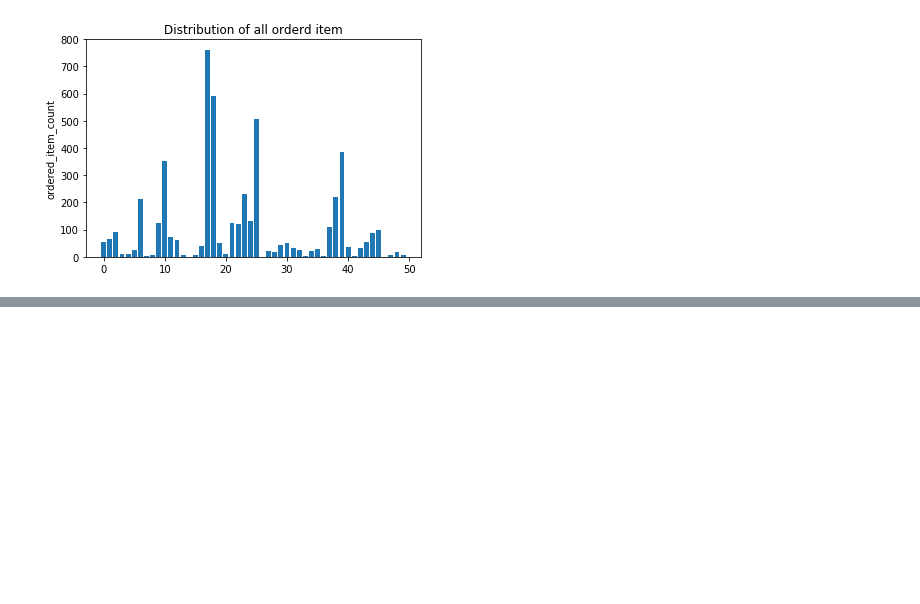
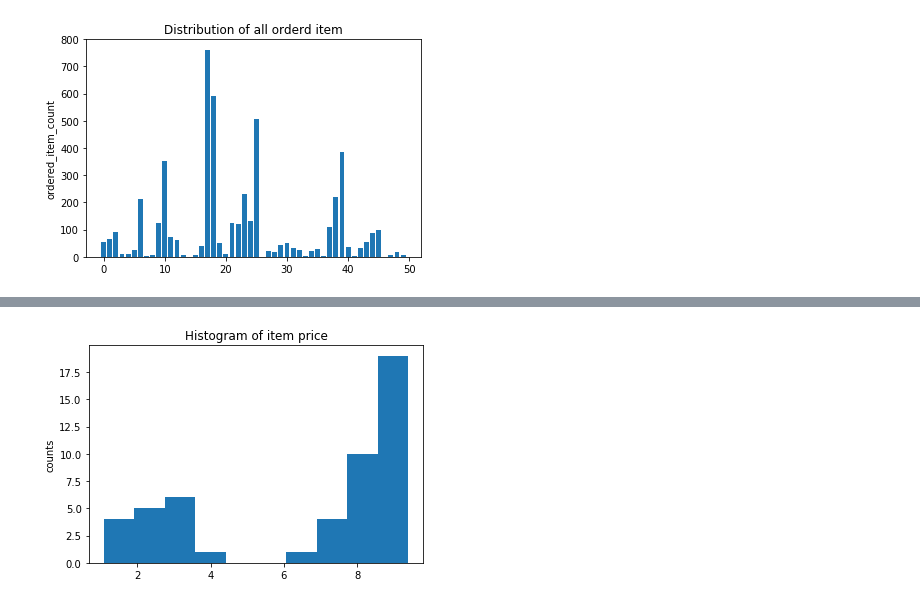
Before and after one commit to yoonkt200/python-data-analysis, a Jupyter notebook: chapter1/01-chipotle-eda.ipynb, the cells around one changed output, grey strips where cells are left out. Cells and saved outputs as stored; diff of their text form; code cells hidden in the pictures; blank space fills up the shorter version.

```diff
--- a/chapter1/01-chipotle-eda.ipynb
+++ b/chapter1/01-chipotle-eda.ipynb
@@ -208,0 +366,8 @@ plt.show()
+# %%
+plt.hist(item_price)
+plt.ylabel('counts')
+plt.title('Histogram of item price')
+
+plt.show()
+# %% [output]
+[figure, added]
```
Also changed, not shown: parts of 38 cells of this notebook.
